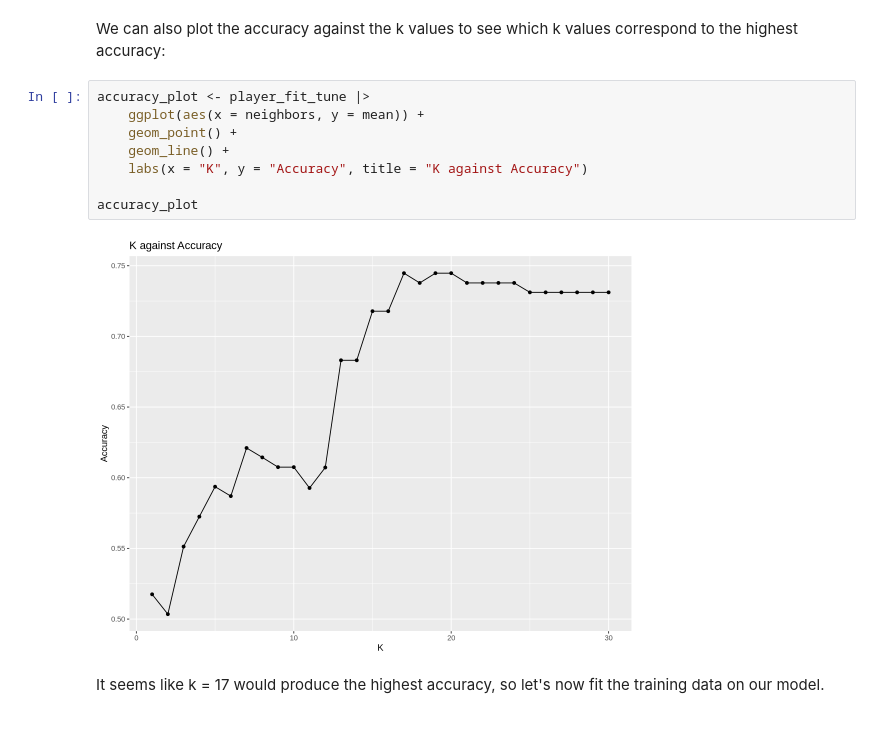
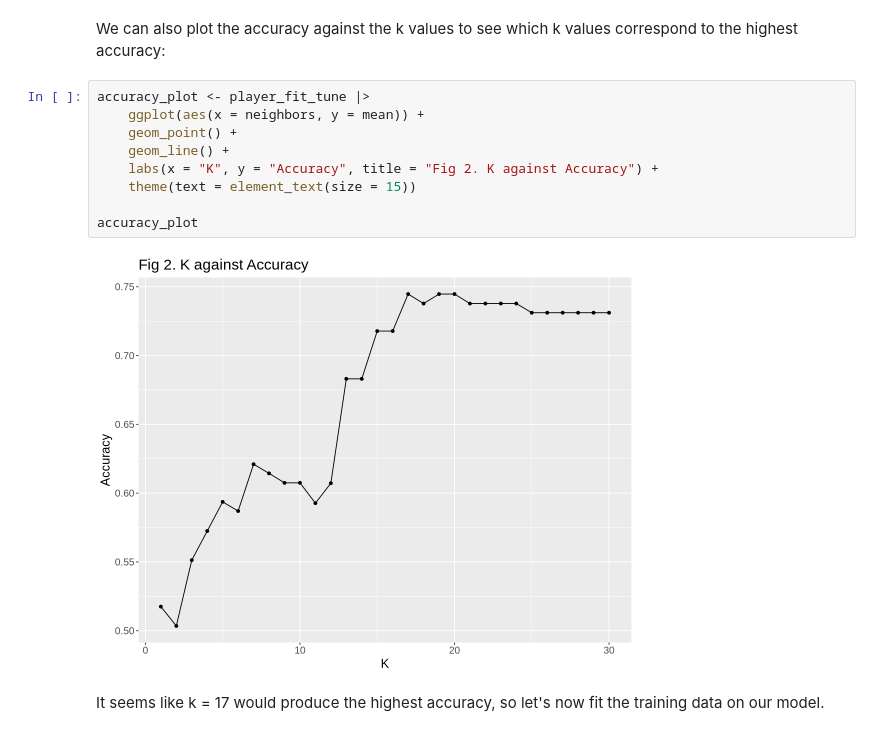
Before and after one commit to katec21/dsci-100-final-project, a Jupyter notebook: final_project.ipynb, the cells around one changed output. Cells and saved outputs as stored; diff of their text form.

```diff
--- a/final_project.ipynb
+++ b/final_project.ipynb
@@ -168,13 +154,14 @@ We can also plot the accuracy against the k values to see which k values corresp
 # %%
 accuracy_plot <- player_fit_tune |>
     ggplot(aes(x = neighbors, y = mean)) +
     geom_point() +
     geom_line() +
-    labs(x = "K", y = "Accuracy", title = "K against Accuracy")
+    labs(x = "K", y = "Accuracy", title = "Fig 2. K against Accuracy") +
+    theme(text = element_text(size = 15))
 
 accuracy_plot
 # %% [output]
-[figure, old version]
+[figure, new version]
 # %% [markdown]
 It seems like k = 17 would produce the highest accuracy, so let's now fit the training data on our model.
 # %%
```
Also changed, not shown: parts of 13 cells of this notebook.
